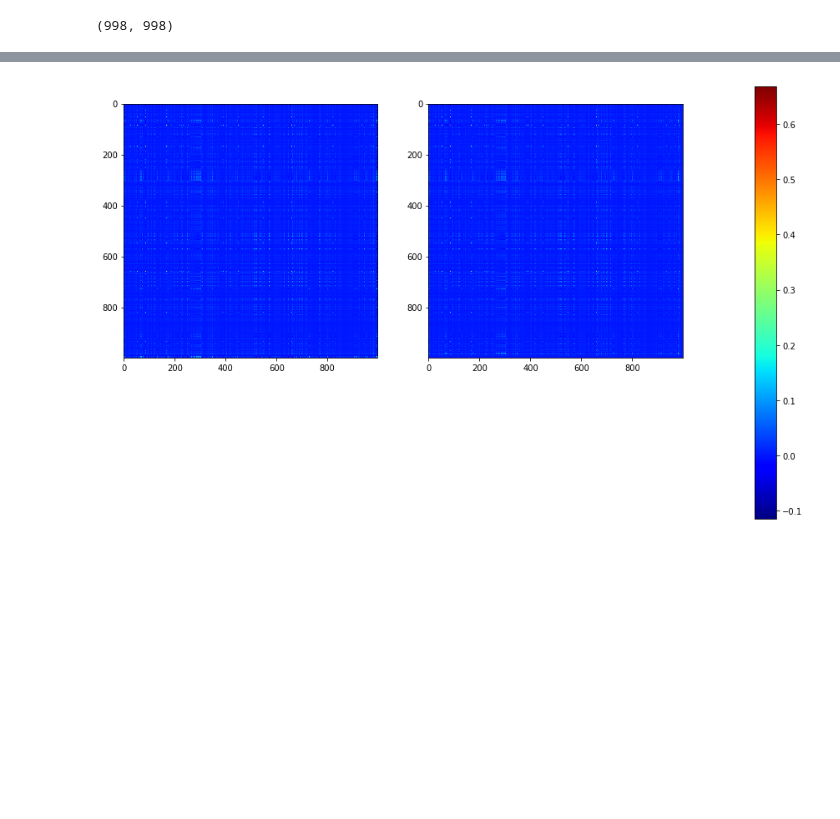
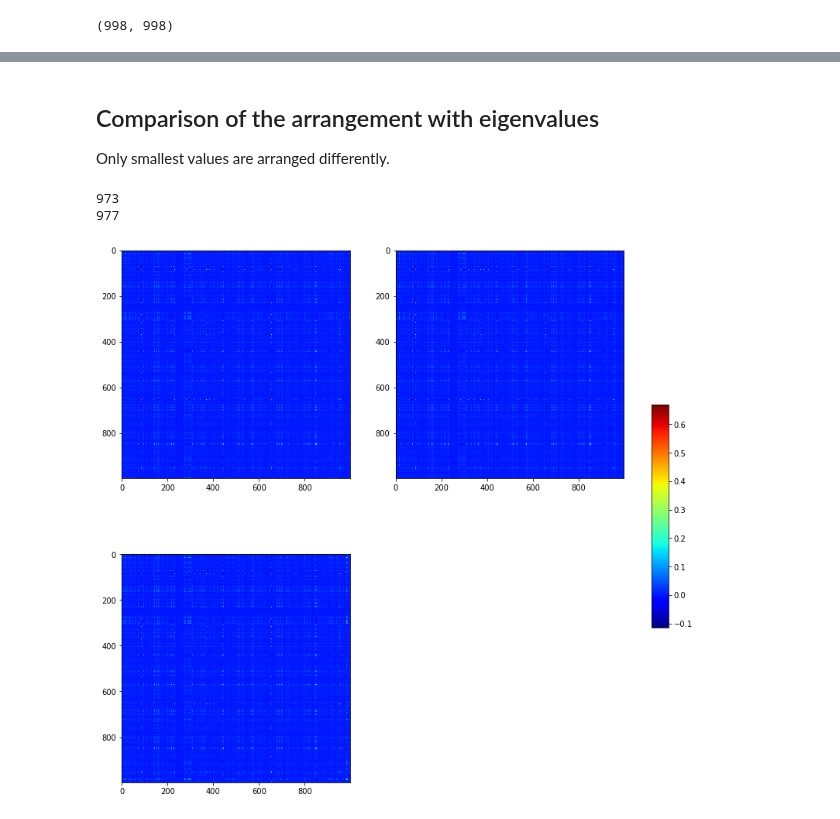
Before and after one commit to sdhdez/article-similarity, a Jupyter notebook: notebooks/loading-matrices-aminer-v1-c.ipynb, the cells around one changed output, grey strips where cells are left out. Drawn from its saved outputs; the diff is of its cells as text; code cells hidden in the pictures; blank space fills up the shorter version.

```diff
--- a/notebooks/loading-matrices-aminer-v1-c.ipynb
+++ b/notebooks/loading-matrices-aminer-v1-c.ipynb
@@ -8,7 +6,7 @@ import scipy.spatial as sp
 
 import matrices.loading as mload
 # %%
-plt.rcParams["figure.figsize"] = (12,12)
+plt.rcParams["figure.figsize"] = (10,10)
 mpl.rcParams['image.cmap'] = 'jet'
 # %%
 data_path = "resources/aminer/v1" # 629814 documents
@@ -66,0 +65,2 @@ dice_ordered_indices = dice_similarity_mean.argsort()[::-1]
+# %%
+n_eigenvalues = 3
@@ -75,6 +79,6 @@ matrix_word2vec_ = np.dot(Uw2v[:,:n_sw2v], np.dot(sw2v, Vw2v[:n_sw2v,:]))
 Ujs, sjs, Vjs = np.linalg.svd(matrix_jaccard, full_matrices=False)
 sjs_sorted = sjs.argsort()[::-1]
 
-n_sjs = 3
+n_sjs = n_eigenvalues
 sjs = np.diag(sjs[:n_sjs])
 matrix_jaccard_ = np.dot(Ujs[:,:n_sjs], np.dot(sjs, Vjs[:n_sjs,:]))
@@ -80,0 +87,7 @@ matrix_jaccard_ = np.dot(Ujs[:,:n_sjs], np.dot(sjs, Vjs[:n_sjs,:]))
+# %%
+Uds, sds, Vds = np.linalg.svd(matrix_dice, full_matrices=False)
+sds_sorted = sds.argsort()[::-1]
+
+n_sds = n_eigenvalues
+sds = np.diag(sds[:n_sds])
+matrix_dice_ = np.dot(Uds[:,:n_sds], np.dot(sds, Vds[:n_sds,:]))
@@ -129,14 +149,34 @@ print(new_arrange)
+# %% [markdown]
+## Comparison of the arrangement with eigenvalues
+
+Only smallest values are arranged differently.
+# %%
+arrange_correspondency_w2v = []
+arrange_correspondency_dice = []
+for i,e in enumerate(sjs_sorted):
+    arrange_correspondency_w2v.append( 1 if sw2v_sorted[i] == e else 0)
+    arrange_correspondency_dice.append( 1 if sds_sorted[i] == e else 0)
+
+print(len(list(filter(lambda x: x == 1, arrange_correspondency_w2v))))
+print(len(list(filter(lambda x: x == 1, arrange_correspondency_dice))))
+# %% [output]
+973
+977
 # %%
-plt.subplot(121)
+plt.subplot(221)
 plt.imshow(matrix_jaccard_[:, sjs_sorted][sjs_sorted,:])
 
-plt.subplot(122)
+plt.subplot(222)
 plt.imshow(matrix_jaccard_[:, sw2v_sorted][sw2v_sorted,:])
 
-plt.subplots_adjust(bottom=0.1, right=0.9, top=0.9)
-cax = plt.axes([1.0, 0.1, 0.03, 0.6])
+plt.subplot(223)
+plt.imshow(matrix_jaccard_[:, sds_sorted][sds_sorted,:])
+
+
+plt.subplots_adjust(left=0.,  right=0.90, bottom=0.0, top=1.0)
+cax = plt.axes([0.95, 0.3, 0.03, 0.4]) #[left, bottom, width, height]
 plt.colorbar(cax=cax)
 plt.show()
 # %% [output]
-[figure, old version]
+[figure, new version]
 # %%
```
Also changed, not shown: parts of 14 cells of this notebook, 2 other files.
